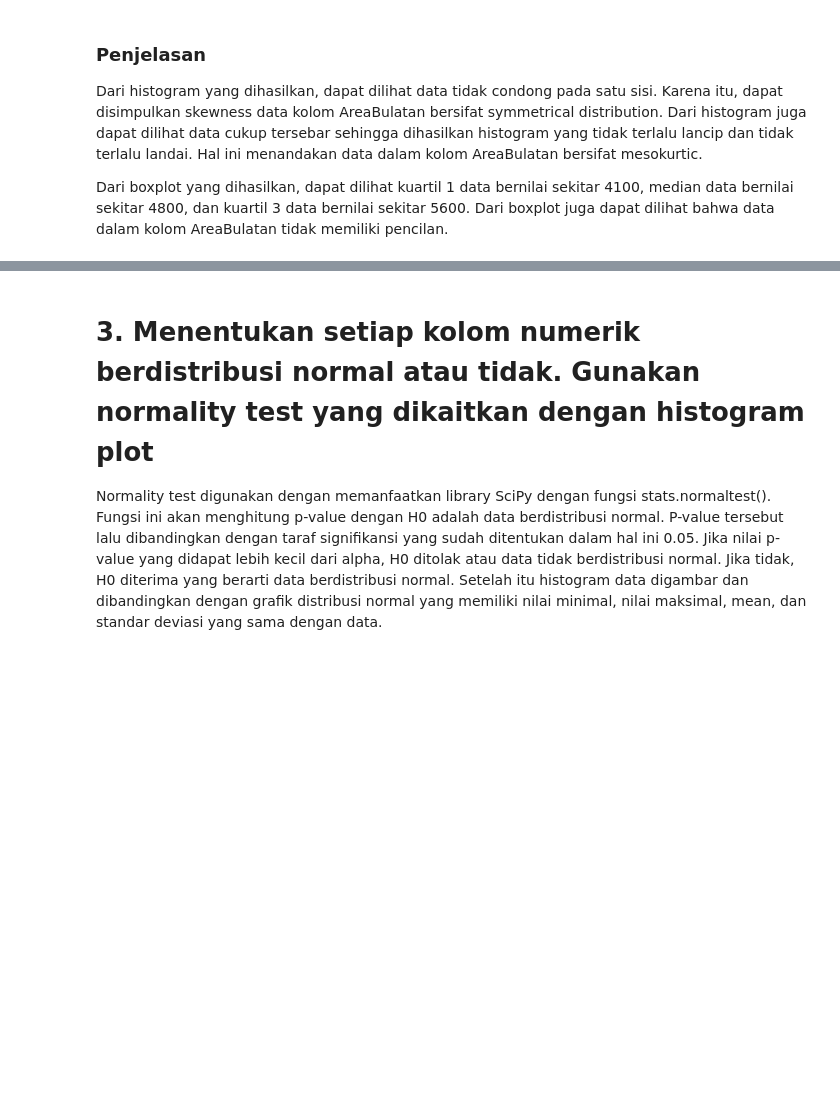
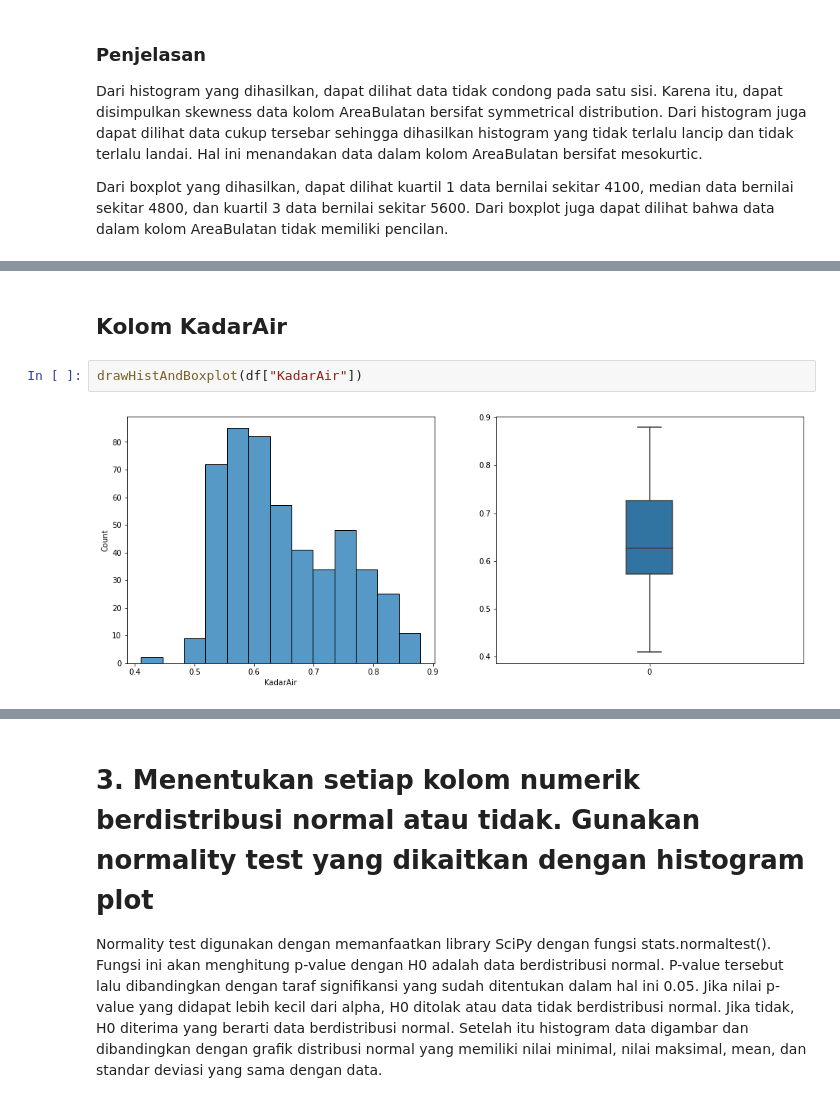
Before and after one commit to reymyr/Hypothesis-Testing, a Jupyter notebook: Tubes.ipynb, the cells around one changed output, grey strips where cells are left out. Saved outputs shown, nothing was run; the diff lists cells and outputs as text; blank space fills up the shorter version.

```diff
--- a/Tubes.ipynb
+++ b/Tubes.ipynb
@@ -226,0 +333,6 @@ Dari boxplot yang dihasilkan, dapat dilihat kuartil 1 data bernilai sekitar 4100
+# %% [markdown]
+## Kolom KadarAir
+# %%
+drawHistAndBoxplot(df["KadarAir"])
+# %% [output]
+[figure, added]
```
Also changed, not shown: parts of 41 cells of this notebook.
